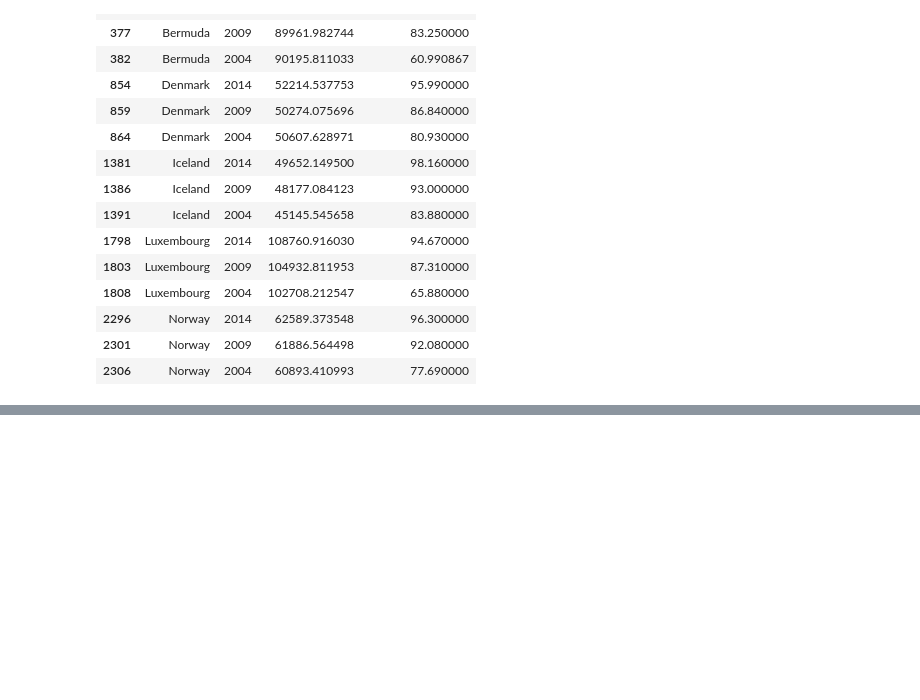
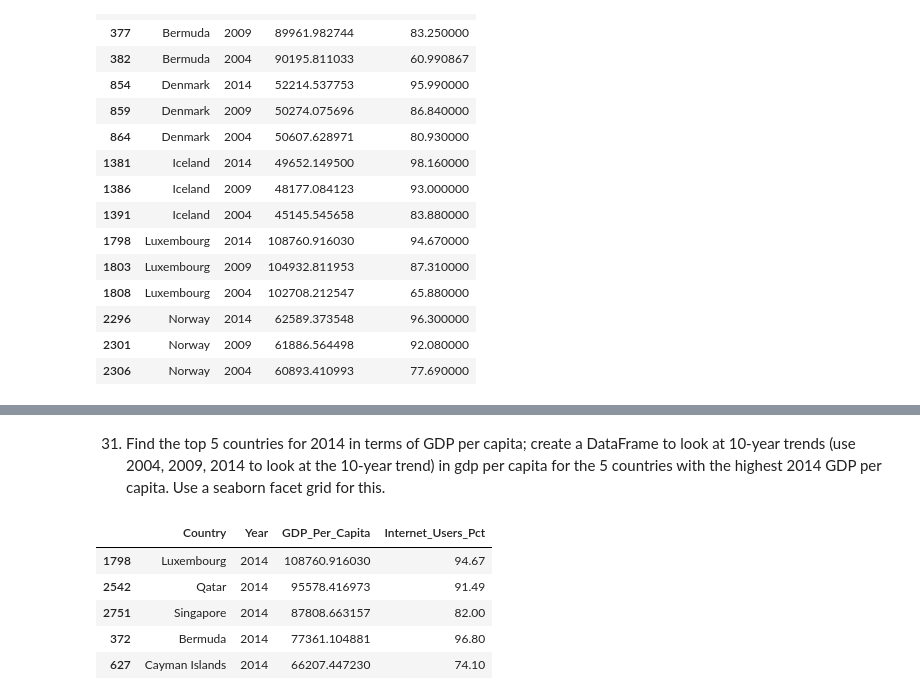
Before and after one commit to NSS-Data-Analytics-Cohort-7/gdp-and-internet-usage-csider0317, a Jupyter notebook: Notebooks/gdpproject.ipynb, the cells around one changed output, grey strips where cells are left out. Saved outputs shown, nothing was run; the diff lists cells and outputs as text; code cells hidden in the pictures; blank space fills up the shorter version.

```diff
--- a/Notebooks/gdpproject.ipynb
+++ b/Notebooks/gdpproject.ipynb
@@ -434,0 +435,11 @@ plt.show()
+# %% [markdown]
+31. Find the top 5 countries for 2014 in terms of GDP per capita; create a DataFrame to look at 10-year trends (use 2004, 2009, 2014 to look at the 10-year trend) in gdp per capita for the 5 countries with the highest 2014 GDP per capita. Use a seaborn facet grid for this.
+# %%
+gdp_and_internet_2014.nlargest(n=5, columns='GDP_Per_Capita')
+# %% [output]
+|  | Country | Year | GDP_Per_Capita | Internet_Users_Pct |
+| 1798 | Luxembourg | 2014 | 108760.916030 | 94.67 |
+| 2542 | Qatar | 2014 | 95578.416973 | 91.49 |
+| 2751 | Singapore | 2014 | 87808.663157 | 82.00 |
+| 372 | Bermuda | 2014 | 77361.104881 | 96.80 |
+| 627 | Cayman Islands | 2014 | 66207.447230 | 74.10 |
```
Also changed, not shown: parts of 16 cells of this notebook.
